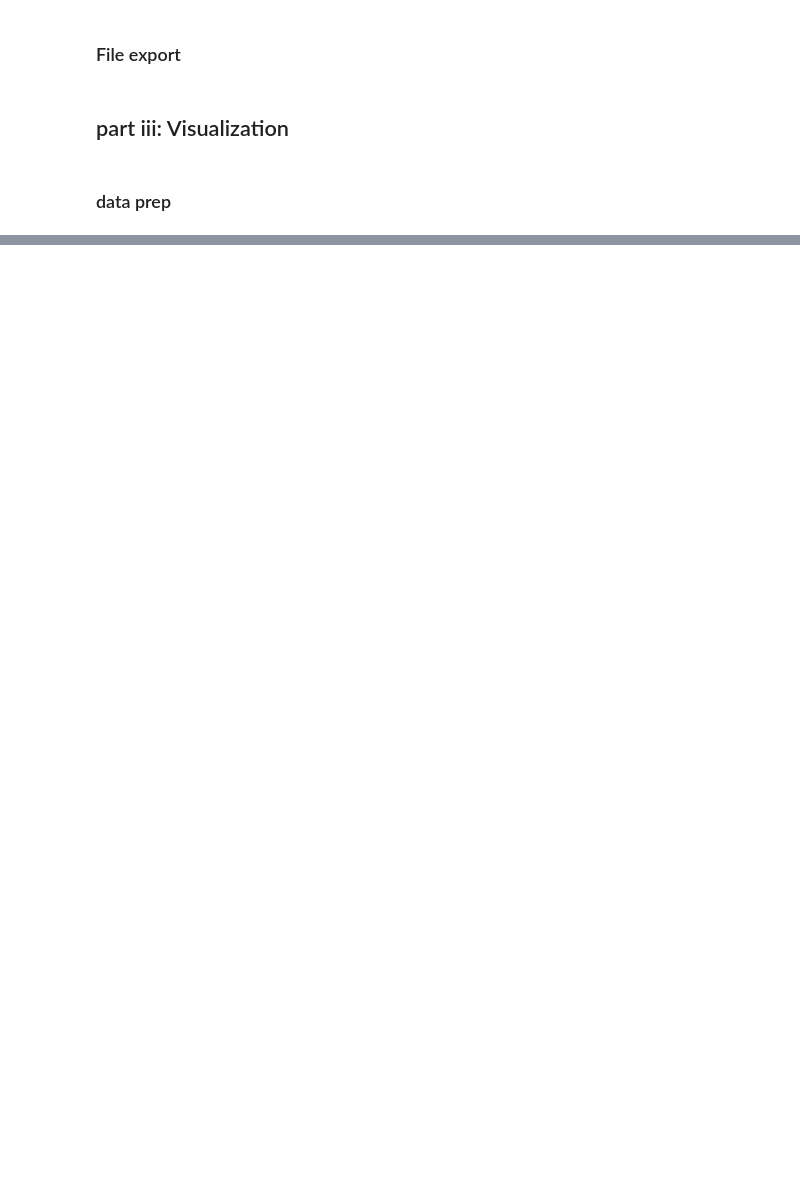
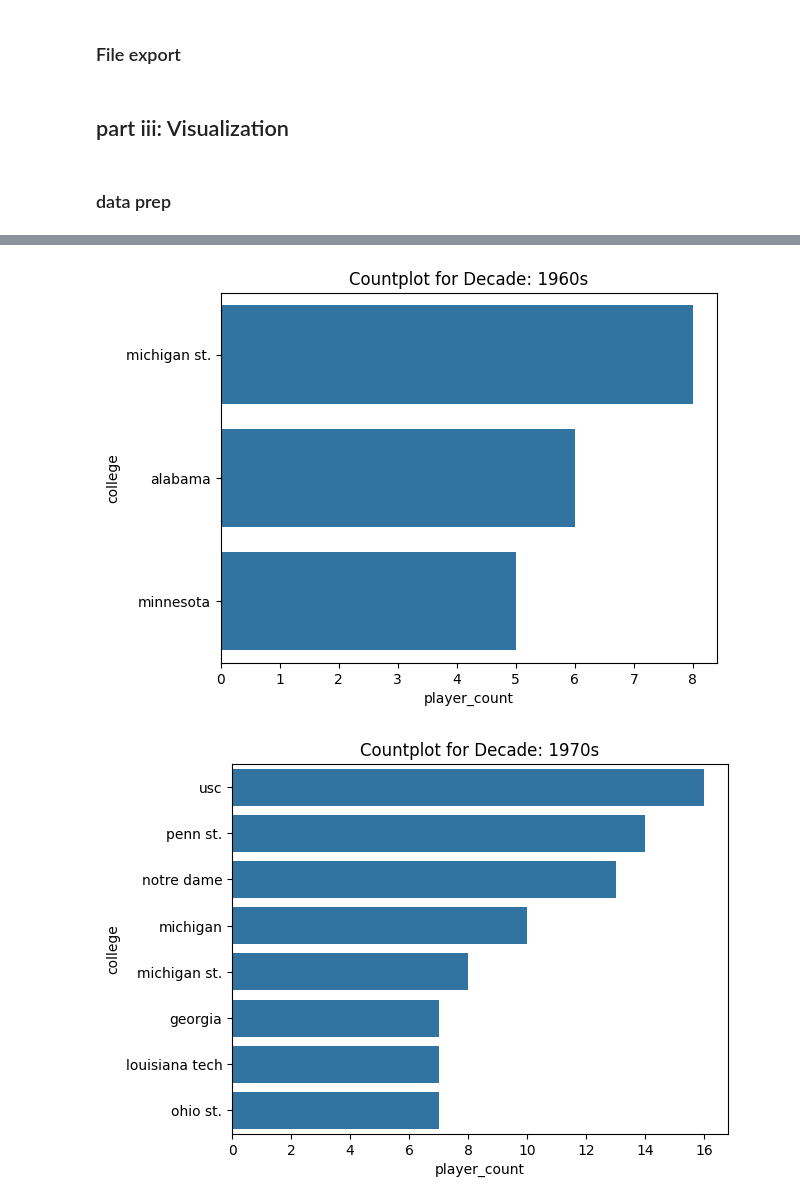
Before and after one commit to aferrers/nfl_superbowl_winners, a Jupyter notebook: notebooks/team_conference.ipynb, the cells around one changed output, grey strips where cells are left out. Saved outputs shown, nothing was run; the diff lists cells and outputs as text; code cells hidden in the pictures; blank space fills up the shorter version.

```diff
--- a/notebooks/team_conference.ipynb
+++ b/notebooks/team_conference.ipynb
@@ -341,3 +356,9 @@ sns.countplot(merge_table['college'])
 # %%
 import seaborn as sns
-sns.countplot(merge_table['conference_name'])
+import matplotlib.pyplot as plt
+
+for decade in merge_table['decade'].unique():
+    data_filtered = merge_table[merge_table['decade'] == decade]
+    sns.countplot(data=data_filtered, x='conference_name')
+    plt.title(f'Countplot for Decade: {decade}')
+    plt.show()
@@ -346,0 +365,9 @@ sns.countplot(merge_table['conference_name'])
+# %%
+import seaborn as sns
+import matplotlib.pyplot as plt
+
+for decade in merge_table['decade'].unique():
+    data_filtered = merge_table[merge_table['decade'] == decade]
+    sns.countplot(data=data_filtered, x='college')
+    plt.title(f'Countplot for Decade: {decade}')
+    plt.show()
@@ -346,0 +484,28 @@ sns.countplot(merge_table['conference_name'])
+# %%
+# Visualization: feeder top colleges by decade
+
+#check if to add hue: drafted/undrafted
+
+import seaborn as sns
+import matplotlib.pyplot as plt
+decade_order = ['1960s', '1970s', '1980s', '1990s', '2000s', '2010s', '2020s']
+
+for decade in decade_order:
+
+    # create df of selected decade
+    data_decade = college_table[college_table['decade'] == decade]
+
+    # calculate selected quantile for number of players per college
+    quantile=0.90
+    quantile_value = data_decade['player_count'].quantile(q=quantile)
+
+    # create filtered dataframe based on selected quantile
+    college_table_above_quantile = college_table[college_table['player_count'] > quantile_value]
+
+    data_sorted= college_table_above_quantile[college_table_above_quantile['decade'] == decade].sort_values('player_count', ascending=False)
+    sns.barplot(data=data_sorted, y='college', x='player_count')
+    plt.title(f'Countplot for Decade: {decade}')
+    plt.show()
+# %% [output]
+[figure, added]
+[figure, added]
```
Also changed, not shown: parts of 50 cells of this notebook.
